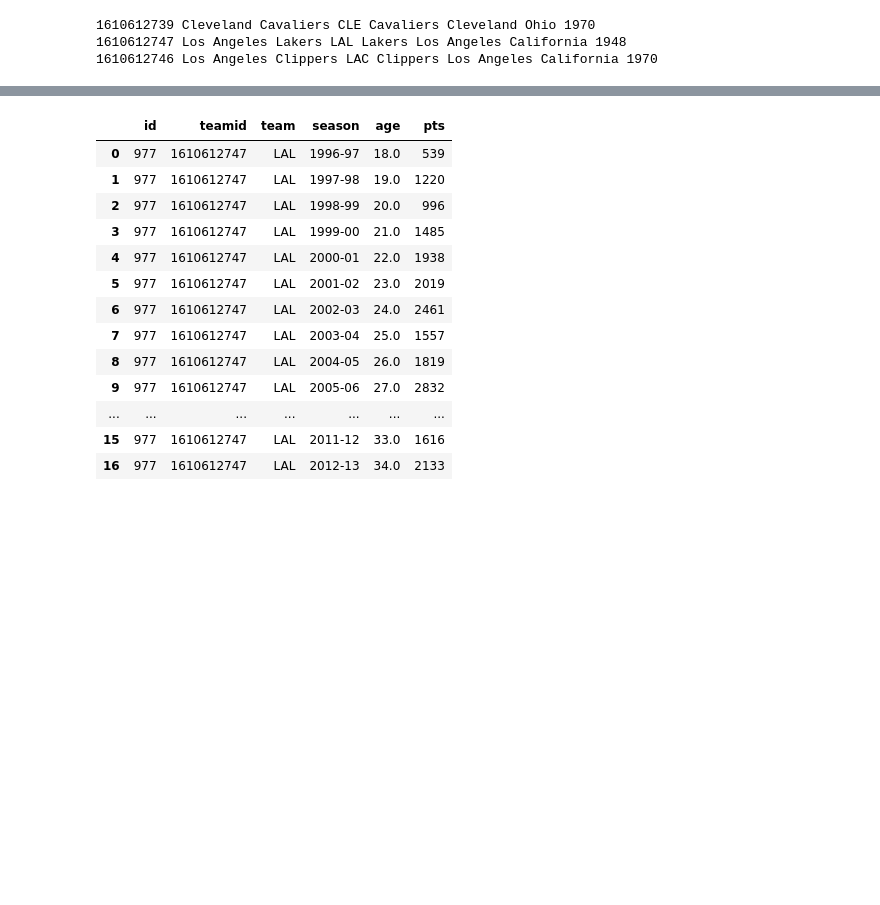
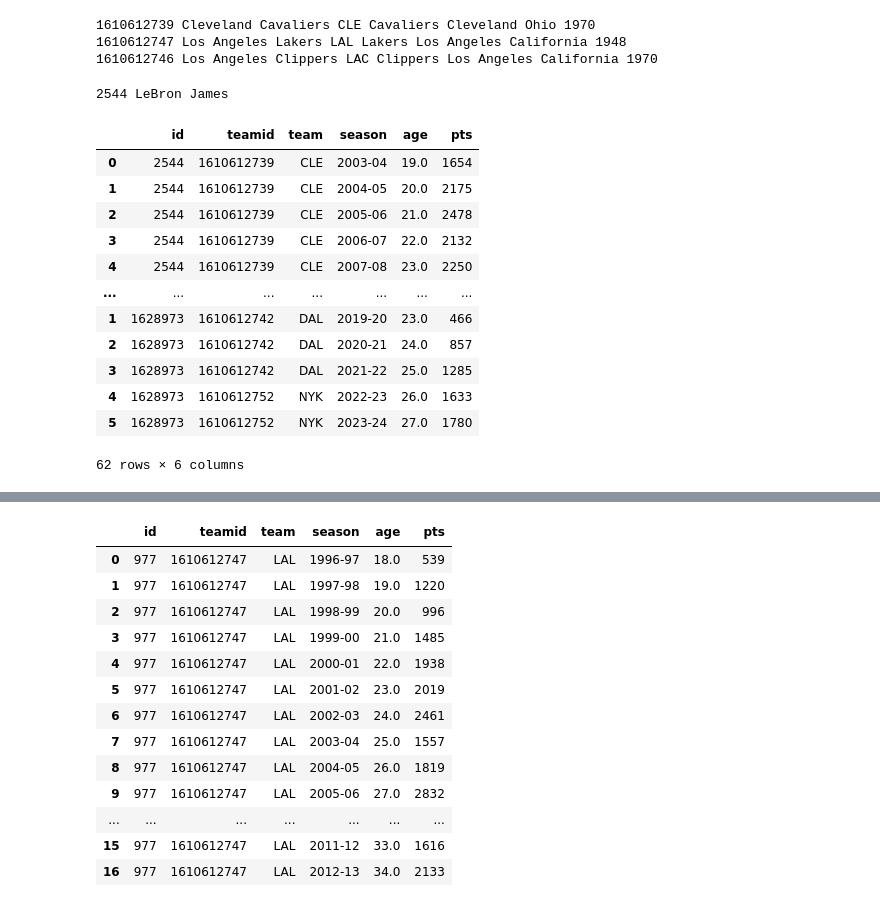
Before and after one commit to PranavMunigala/python-learning, a Jupyter notebook: 02_basketball.ipynb, the cells around one changed output, grey strips where cells are left out. Cells and saved outputs as stored; diff of their text form; code cells hidden in the pictures; blank space fills up the shorter version.

```diff
--- a/02_basketball.ipynb
+++ b/02_basketball.ipynb
@@ -137,3 +147,29 @@ print(getTeam("LAC"))
 1610612739 Cleveland Cavaliers CLE Cavaliers Cleveland Ohio 1970
 1610612747 Los Angeles Lakers LAL Lakers Los Angeles California 1948
 1610612746 Los Angeles Clippers LAC Clippers Los Angeles California 1970
+# %%
+print(lebron.id, lebron.full_name)
+# %% [output]
+2544 LeBron James
+# %%
+playerids = [lebron.id, koby.id, jordan.id, jalen.id]
+playerstats=pd.DataFrame()
+for playerid in playerids:
+    tmpDF = pd.DataFrame([t.__dict__ for t in getPlayerStats(playerid) ])
+    playerstats = pd.concat([playerstats,tmpDF])
+
+playerstats
+# %% [output]
+|  | id | teamid | team | season | age | pts |
+| 0 | 2544 | 1610612739 | CLE | 2003-04 | 19.0 | 1654 |
+| 1 | 2544 | 1610612739 | CLE | 2004-05 | 20.0 | 2175 |
+| 2 | 2544 | 1610612739 | CLE | 2005-06 | 21.0 | 2478 |
+| 3 | 2544 | 1610612739 | CLE | 2006-07 | 22.0 | 2132 |
+| 4 | 2544 | 1610612739 | CLE | 2007-08 | 23.0 | 2250 |
+| ... | ... | ... | ... | ... | ... | ... |
+| 1 | 1628973 | 1610612742 | DAL | 2019-20 | 23.0 | 466 |
+| 2 | 1628973 | 1610612742 | DAL | 2020-21 | 24.0 | 857 |
+| 3 | 1628973 | 1610612742 | DAL | 2021-22 | 25.0 | 1285 |
+| 4 | 1628973 | 1610612752 | NYK | 2022-23 | 26.0 | 1633 |
+| 5 | 1628973 | 1610612752 | NYK | 2023-24 | 27.0 | 1780 |
+62 rows × 6 columns
```
Also changed, not shown: parts of 14 cells of this notebook, 5 other files.
